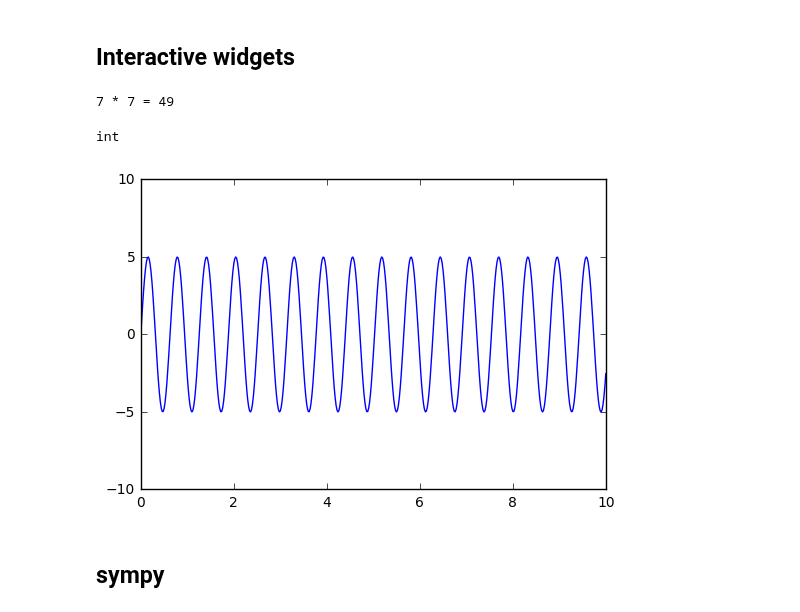
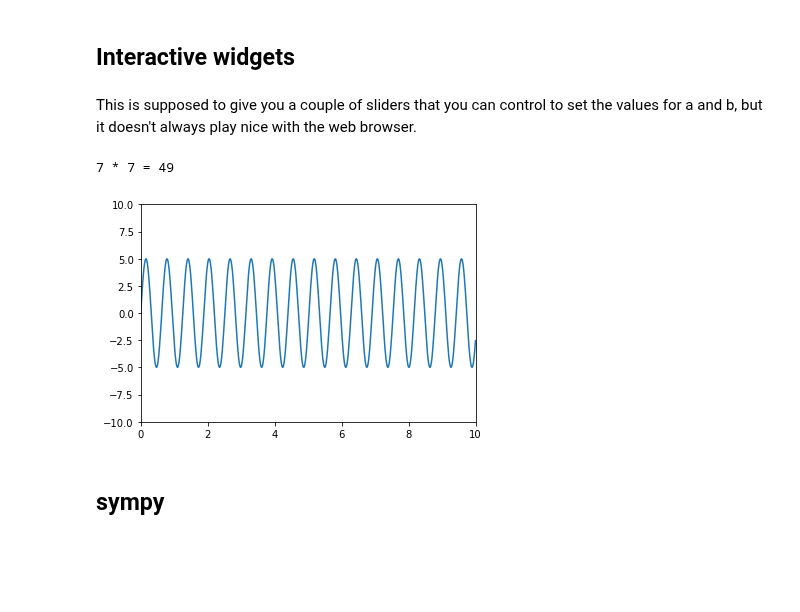
Before and after one commit to KIPAC/BootCamp, a Jupyter notebook: Python/Python (1).ipynb, the cells around one changed output. Saved outputs shown, nothing was run; the diff lists cells and outputs as text; code cells hidden in the pictures; blank space fills up the shorter version.

```diff
--- a/Python/Python (1).ipynb
+++ b/Python/Python (1).ipynb
@@ -129,6 +143,9 @@ sum(xrange(1000000))
 BootCamp website
 # %% [markdown]
 ## Interactive widgets
+# %% [markdown]
+This is supposed to give you a couple of sliders that you can control to set the values for a and b, but it
+doesn't always play nice with the web browser.
 # %%
 from ipywidgets import interact
 
@@ -141,18 +158,16 @@ interact(multiply, a=(2,12), b=(2,12));
 # %%
 from numpy import sin, linspace
 
 t = linspace(0, 10, 501)
 
 def plot_sin(w, A):
     plt.plot(t, A*sin(w*t))
     plt.ylim(-10, 10)
     plt.xlim(0, 10)
 
 interact(plot_sin, w=(0, 20, 0.5), A=(0,10,0.5));
-int
 # %% [output]
-int
-[figure, old version]
+[figure, new version]
 # %% [markdown]
 ## sympy
 # %%
```
Also changed, not shown: parts of 9 cells of this notebook.
